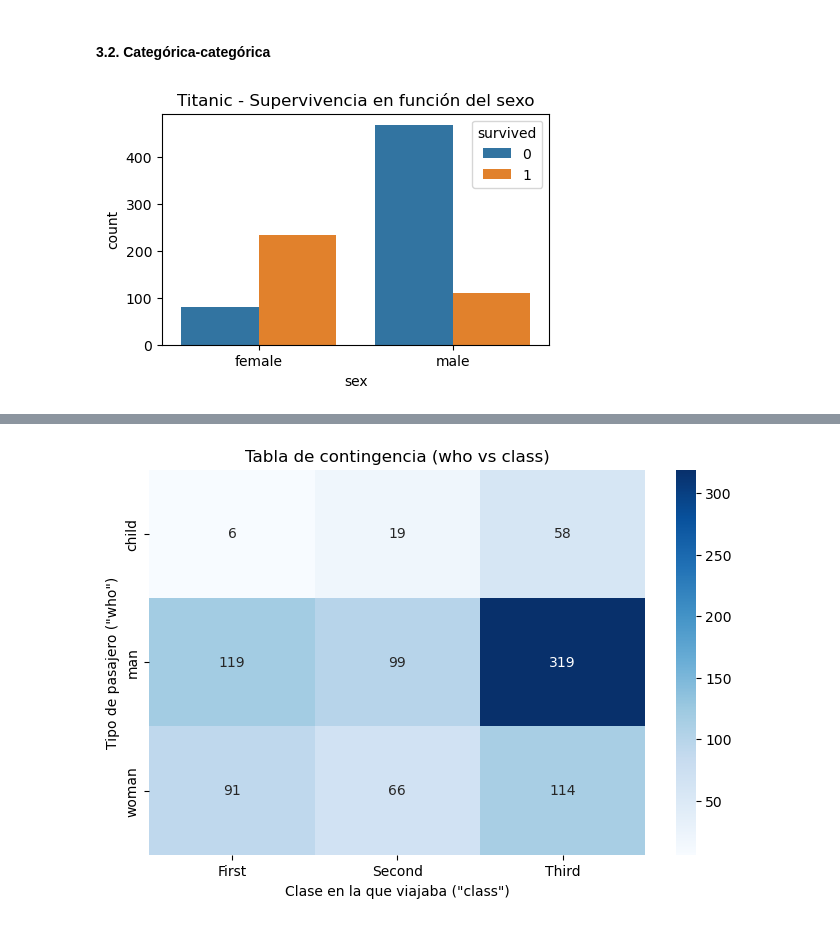
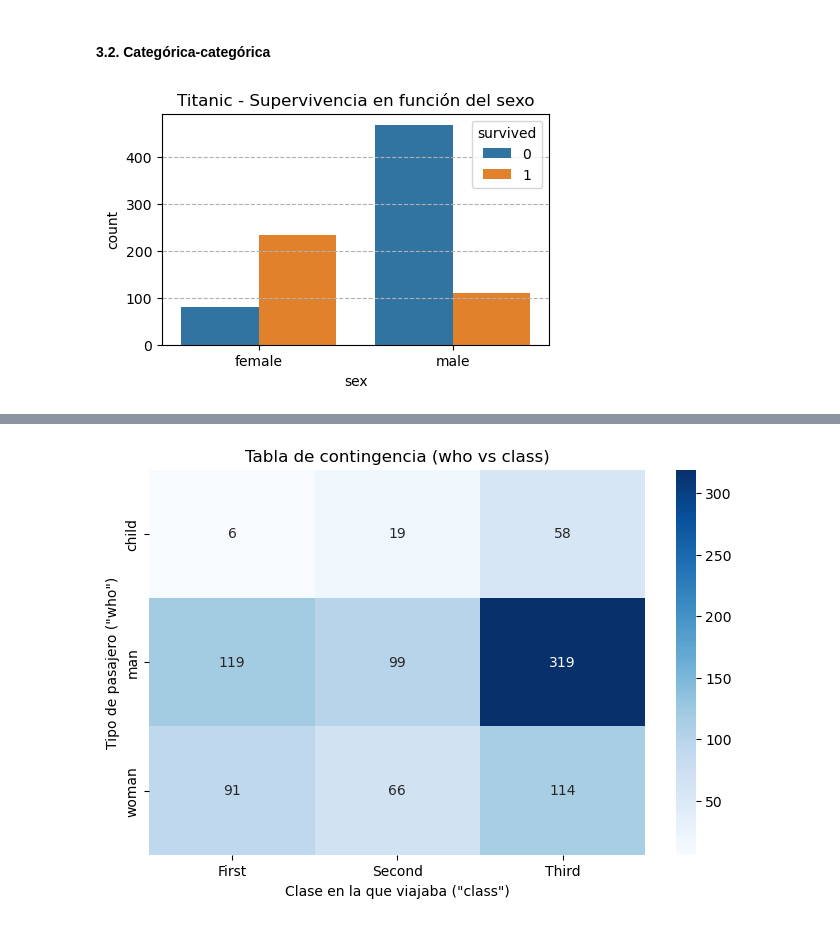
Before and after one commit to FIUBA-Posgrado-Inteligencia-Artificial/CEIA_Analisis_de_datos, a Jupyter notebook: notebooks/clase_02_intro_EDA_Titanic.ipynb, the cells around one changed output, grey strips where cells are left out. Saved outputs shown, nothing was run; the diff lists cells and outputs as text; code cells hidden in the pictures.

```diff
--- a/notebooks/clase_02_intro_EDA_Titanic.ipynb
+++ b/notebooks/clase_02_intro_EDA_Titanic.ipynb
@@ -637,11 +690,12 @@ plt.show()
 # %%
 # Cuántas personas sobrevivieron de cada sexo?
 plt.figure(figsize=(5, 3))
 sns.countplot(x='sex', hue='survived', data=titanic_df)
+plt.grid(ls='--', axis='y')
 plt.title("Titanic - Supervivencia en función del sexo")
 plt.show()
 # %% [output]
-[figure, old version]
+[figure, new version]
 # %%
 # Cuántas personas sobrevivieron de tipo de pasajero?
 plt.figure(figsize=(5, 3))
```
Also changed, not shown: parts of 19 cells of this notebook, 1 other file.
